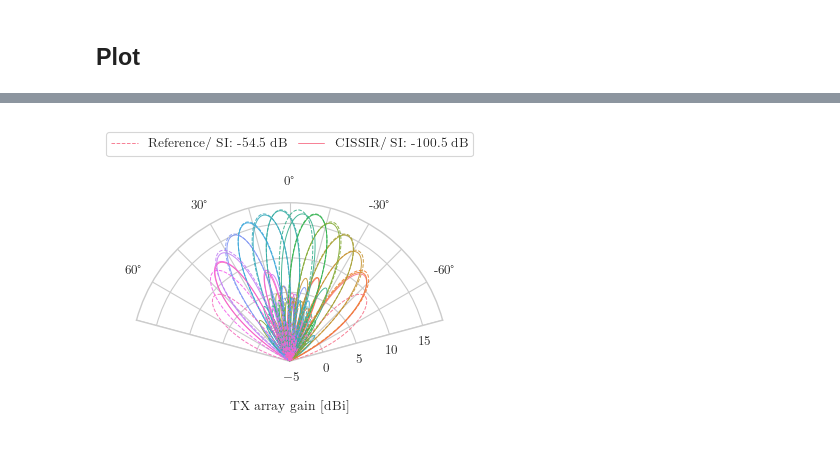
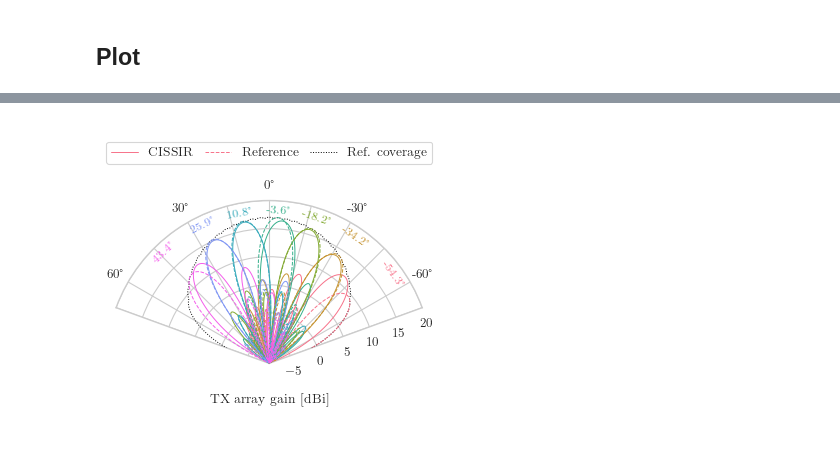
Before and after one commit to rodrihgh/CISSIR, a Jupyter notebook: notebooks/optimization/phased_cissir.ipynb, the cells around one changed output, grey strips where cells are left out. Saved outputs shown, nothing was run; the diff lists cells and outputs as text; code cells hidden in the pictures.

Commit message:
Add TX bound gap study & improve beam figure

```diff
--- a/notebooks/optimization/phased_cissir.ipynb
+++ b/notebooks/optimization/phased_cissir.ipynb
@@ -46,7 +46,7 @@ dft_rx_codebook, rx_degs = dft_codebook(L_max = L_r , N1 = N_r, full_grid=True,
                                           az_min = -60, az_max = 60, transmit=False)
 L_r = len(rx_degs)
 # %%
-si_num_taps = "full"    # Options: 1, 2, "full"
+si_num_taps = 1   # Options: 1, 2, "full"
 
 def cb_si_db(tx_codebook, rx_codebook, si_channel):
     return mag2db(opt.codebook_si(tx_codebook, rx_codebook, si_channel))
@@ -293,27 +306,43 @@ rad_pattern = lambda x: sum(sum(np.abs(p)**2 for p in pat(np.pi/2, x)) for pat i
 # %%
 f, ax = plt.subplots(subplot_kw={'projection': 'polar'})
 
-thetas = np.deg2rad(np.arange(-75, 80, 15))
-offset, stride = 0, 2
+rlims = (-9,20)
+thetas = np.deg2rad(np.clip(np.arange(-75, 80, 15), -70, 70))
+offset, stride = 0, 4
 
-tx_kwargs = dict(transmit=True, element_pattern=rad_pattern, axis=ax, r_lim=(-5, 18), alpha=0.9, linewidth=0.7, theta_lim=(-5*np.pi/12, 5*np.pi/12))
-_ = plot_beamforming_polar(dft_tx_codebook[:, offset::stride], linestyle="--", color_palette="husl", **tx_kwargs, label="Reference", zorder=20)
-_ = plot_beamforming_polar(opt_tx_codebook[:, offset::stride], color_palette="husl", **tx_kwargs,
-                           label="Optimized", zorder=10)
+tx_kwargs = dict(transmit=True, element_pattern=rad_pattern, axis=ax, r_lim=rlims, linewidth=0.7, theta_lim=(thetas[0], thetas[-1]))
+_ = plot_beamforming_polar(opt_tx_codebook[:, offset::stride], alpha=1.0, color_palette="husl", **tx_kwargs,
+                           label="Optimized", zorder=30)
+_ = plot_beamforming_polar(dft_tx_codebook[:, offset::stride], alpha=1.0, linestyle="--", color_palette="husl", **tx_kwargs, label="Reference", zorder=40)
+
+_ = plot_beamforming_polar(dft_tx_codebook, aggregate=True, alpha=1.0, linestyle=":", c='k', **tx_kwargs, label="Opt", zorder=10)
+
+bf_lines = ax.get_lines()
+for i, d in enumerate(beam_degs[offset::stride]):
+    ax.text(np.deg2rad(d), rlims[-1]-1.8, f"{d:.1f}°", c=bf_lines[i].get_color(), rotation=d,
+            size="small", rotation_mode="anchor", va="center", ha="center")
+
+plt.rc('axes', axisbelow=False)
 
 ax.set_xticks(thetas)
 xticks = ax.get_xticklabels()
 _ = ax.set_xticklabels([tick if i % 2 == 1 else None for i, tick in enumerate(xticks)])
+ax.tick_params(axis="x", pad=-1)
 
 handles, labels = ax.get_legend_handles_labels()
-ax.legend(handles[:1]+handles[L_t//stride+1:L_t//stride+2],
-          [rf"Reference/ SI: {si_values[0]:.1f} dB", rf"CISSIR/ SI: {si_db_val:.1f} dB"],
-          loc="upper center", ncol=2, prop={'size': 9.5},
-          columnspacing=0.8, bbox_to_anchor=(0.5, 1.01))
-ax.set_xlabel("TX array gain [dBi]")
-ax.xaxis.labelpad = -25
+ax.legend([handles[i] for i in (0, L_t//stride+1, -1)],
+          ["CISSIR", "Reference", "Ref. coverage"],
+          loc="upper center", ncol=3, prop={'size': 9.5},
+          columnspacing=0.9,
+          bbox_to_anchor=(0.5, 0.98))
+ax.set_xlabel("TX array gain [dBi]", labelpad=-30)
 
-f.savefig(plot_path/"beams.pdf", bbox_inches="tight", pad_inches=0)
-f.savefig(plot_path/"beams.pgf", bbox_inches="tight", pad_inches=0)
+bbox = ax.get_tightbbox(bbox_extra_artists=None).transformed(f.dpi_scale_trans.inverted())
+bbox_p = bbox.get_points()
+bbox_p[0,1] = bbox_p[1,1] - viz.def_figsize[1]*1.05
+bbox.set_points(bbox_p)
+
+f.savefig(plot_path/"beams.pdf", bbox_inches=bbox)
+f.savefig(plot_path/"beams.pgf", bbox_inches=bbox)
 # %% [output]
-[figure, old version]
+[figure, new version]
```
Also changed, not shown: parts of 5 cells of this notebook, 1 other file.
